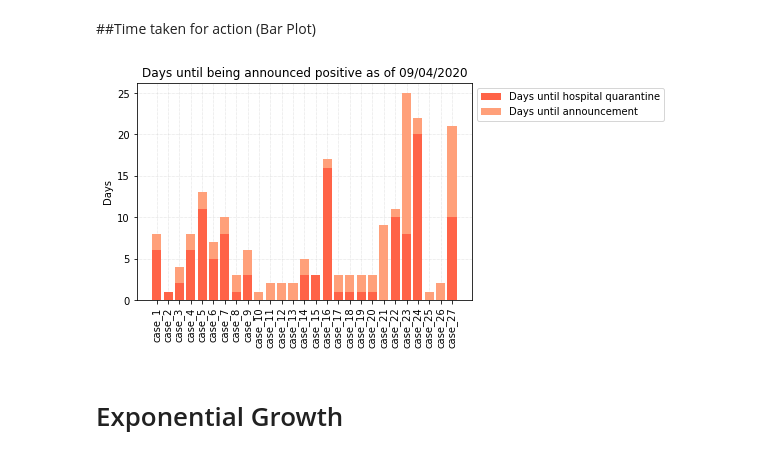
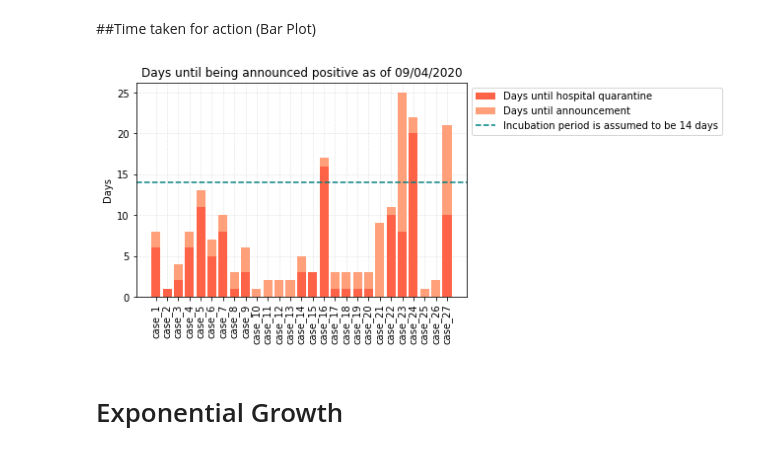
Before and after one commit to finerbrighterlighter/myanmar_covid19, a Jupyter notebook: exponential_growth.ipynb, the cells around one changed output. Drawn from its saved outputs; the diff is of its cells as text; code cells hidden in the pictures.

```diff
--- a/exponential_growth.ipynb
+++ b/exponential_growth.ipynb
@@ -489,24 +489,25 @@ files.download(timeline)
 # %%
 fig, ax = plt.subplots()
 ax.grid(linestyle=':', linewidth='0.5', color='silver')
 ax.set_axisbelow(True)
 
 index = np.arange(len(timeline_df["case_id"]))
 
+incub = plt.axhline(y=14, color="teal", linestyle="--")
 p1 = plt.bar(index, timeline_df["until_qua"], color = "tomato")
 p2 = plt.bar(index, timeline_df["until_ann"], bottom=timeline_df["until_qua"], color = "lightsalmon")
 
 plt.ylabel("Days", fontsize=10)
 plt.title("Days until being announced positive as of "+str(pd.to_datetime("today").strftime("%d/%m/%Y")))
 plt.xticks(index,timeline_df["case_id"], fontsize=10, rotation=90)
-plt.legend((p1[0], p2[0]), ("Days until hospital quarantine", "Days until announcement"),loc="upper left", bbox_to_anchor=(1, 1))
+plt.legend((p1[0], p2[0],incub), ("Days until hospital quarantine", "Days until announcement","Incubation period is assumed to be 14 days"),loc="upper left", bbox_to_anchor=(1, 1))
 
 days = str(pd.to_datetime("today").strftime("%d-%m-%Y"))+"_time_for_action.svg"
 plt.savefig(days, bbox_inches = "tight")
 plt.show()
 files.download(days)
 # %% [output]
-[figure, old version]
+[figure, new version]
 # %% [markdown]
 # Exponential Growth
 # %%
```
Also changed, not shown: parts of 1 cell of this notebook.
